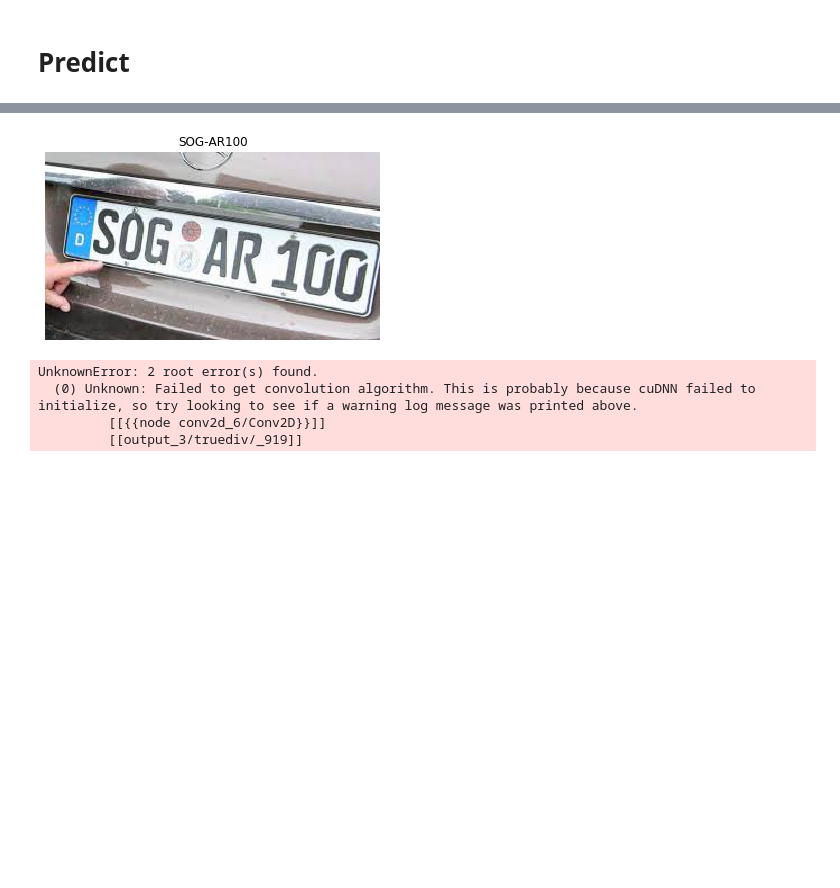
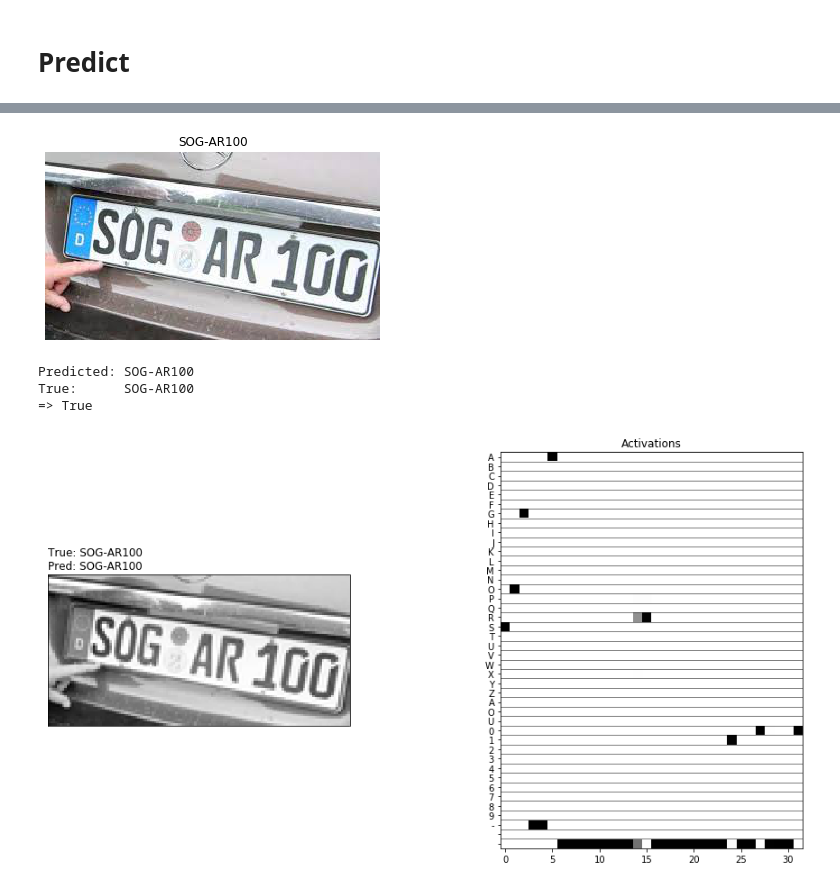
Before and after one commit to aboerzel/German_License_Plate_Recognition, a Jupyter notebook: 4_License_Recognition_Model_Training_And_Evaluation.ipynb, the cells around one changed output, grey strips where cells are left out. Saved outputs shown, nothing was run; the diff lists cells and outputs as text; code cells hidden in the pictures; blank space fills up the shorter version.

```diff
--- a/4_License_Recognition_Model_Training_And_Evaluation.ipynb
+++ b/4_License_Recognition_Model_Training_And_Evaluation.ipynb
@@ -312,6 +316,7 @@ from utils.preprocessing import AspectAwarePreprocessor
 preprocessor = AspectAwarePreprocessor(IMAGE_WIDTH, IMAGE_HEIGHT)
 # %%
 from label_codec import LabelCodec
+from matplotlib import gridspec
 
 img_filename = random.choice(os.listdir(TEST_IMAGES))
 img_filepath = os.path.join(TEST_IMAGES, img_filename)
@@ -323,37 +328,37 @@ image = Image.open(img_filepath)
 show_image(image)
 
 # predict
-image = p.preprocess(image)
+image = preprocessor.preprocess(image)
 image = image.astype(np.float32) / 255.
 
 image = np.expand_dims(image.T, axis=-1)
 
 predictions = model.predict(np.asarray([image]))
 pred_number = LabelCodec.decode_prediction(predictions[0])
 
 fig = plt.figure(figsize=(15, 10))
 outer = gridspec.GridSpec(1, 2, wspace=.5, hspace=0.1)
 ax1 = plt.Subplot(fig, outer[0])
 fig.add_subplot(ax1)
 print('Predicted: %9s\nTrue:      %9s\n=> %s' % (pred_number, label, pred_number == label))
 image = image[:, :, 0].T
 ax1.set_title('True: {}\nPred: {}'.format(label, pred_number), loc='left')
 ax1.imshow(image, cmap='gray')
 ax1.set_xticks([])
 ax1.set_yticks([])
 
 ax2 = plt.Subplot(fig, outer[1])
 fig.add_subplot(ax2)
 ax2.set_title('Activations')
 ax2.imshow(predictions[0].T, cmap='binary', interpolation='nearest')
 ax2.set_yticks(list(range(len(LabelCodec.ALPHABET) + 1)))
 ax2.set_yticklabels(LabelCodec.ALPHABET)  # + ['blank'])
 ax2.grid(False)
 for h in np.arange(-0.5, len(LabelCodec.ALPHABET) + 1 + 0.5, 1):
     ax2.axhline(h, linestyle='-', color='k', alpha=0.5, linewidth=1)
 # %% [output]
 [figure]
-UnknownError: 2 root error(s) found.
-  (0) Unknown: Failed to get convolution algorithm. This is probably because cuDNN failed to initialize, so try looking to see if a warning log message was printed above.
-         [[{{node conv2d_6/Conv2D}}]]
-         [[output_3/truediv/_919]]
+Predicted: SOG-AR100
+True:      SOG-AR100
+=> True
+[figure, added]
```
Also changed, not shown: parts of 2 cells of this notebook.
